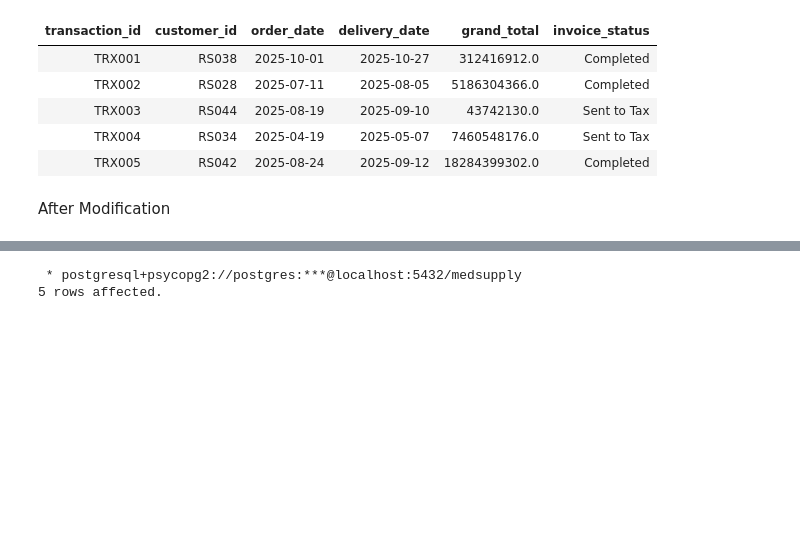
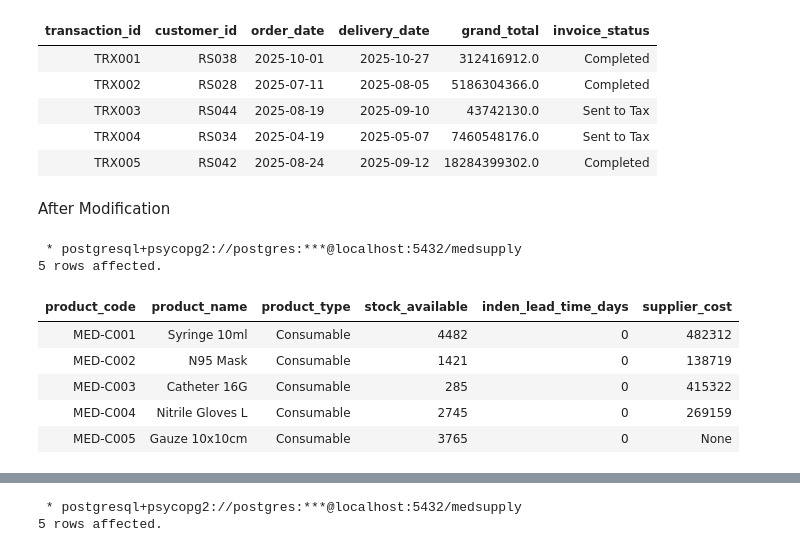
Before and after one commit to Rpfitrah/MedSupply-Project, a Jupyter notebook: Verification.ipynb, the cells around one changed output, grey strips where cells are left out. Saved outputs shown, nothing was run; the diff lists cells and outputs as text; code cells hidden in the pictures; blank space fills up the shorter version.

```diff
--- a/Verification.ipynb
+++ b/Verification.ipynb
@@ -153,3 +153,18 @@ LIMIT 5;
 | TRX005 | RS042 | 2025-08-24 | 2025-09-12 | 18284399302.0 | Completed |
 # %% [markdown]
 After Modification
+# %%
+%%sql
+
+SELECT *
+FROM master_products
+LIMIT 5;
+# %% [output]
+ * postgresql+psycopg2://postgres:***@localhost:5432/medsupply
+5 rows affected.
+| product_code | product_name | product_type | stock_available | inden_lead_time_days | supplier_cost |
+| MED-C001 | Syringe 10ml | Consumable | 4482 | 0 | 482312 |
+| MED-C002 | N95 Mask | Consumable | 1421 | 0 | 138719 |
+| MED-C003 | Catheter 16G | Consumable | 285 | 0 | 415322 |
+| MED-C004 | Nitrile Gloves L | Consumable | 2745 | 0 | 269159 |
+| MED-C005 | Gauze 10x10cm | Consumable | 3765 | 0 | None |
```
Also changed, not shown: parts of 3 cells of this notebook.
